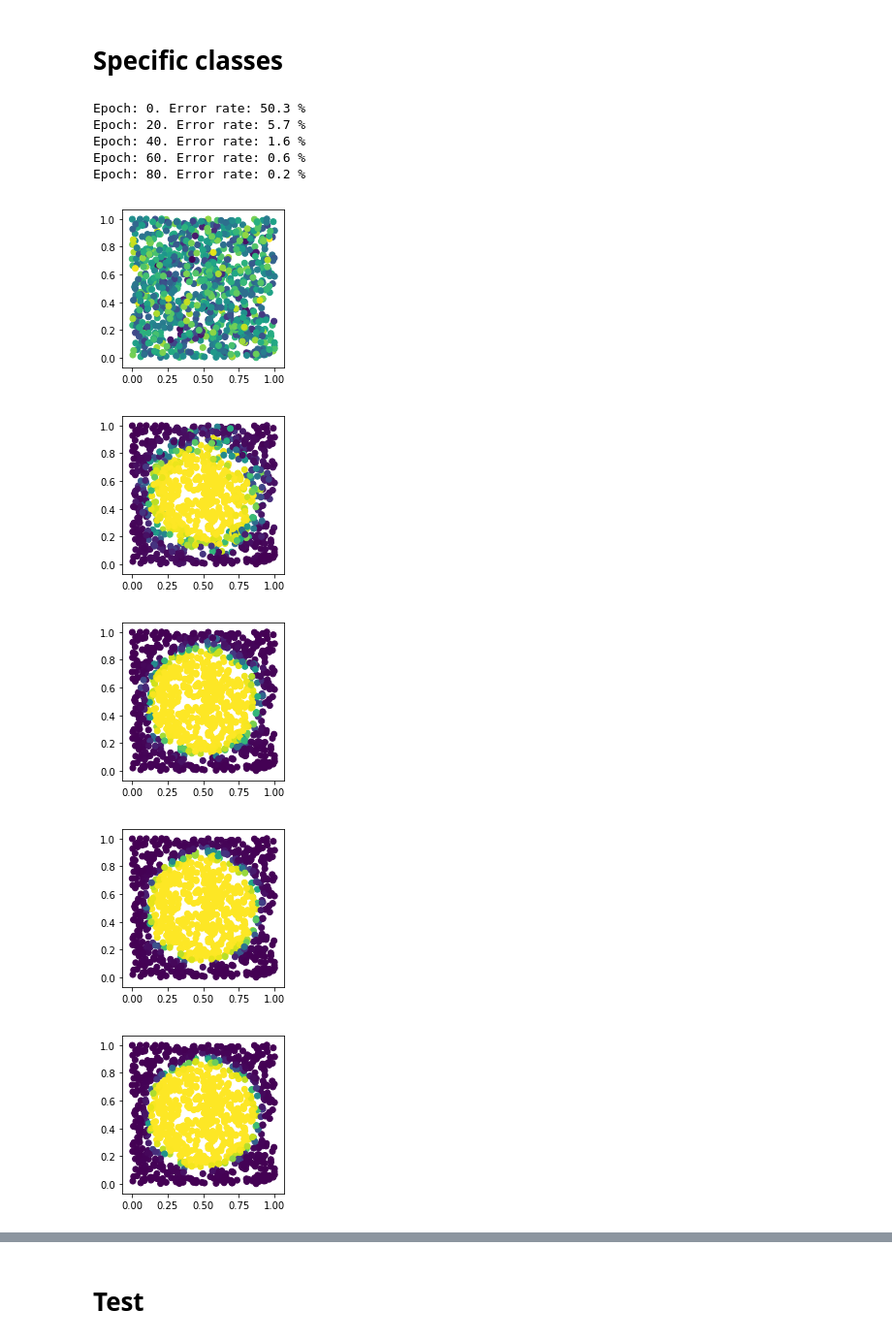
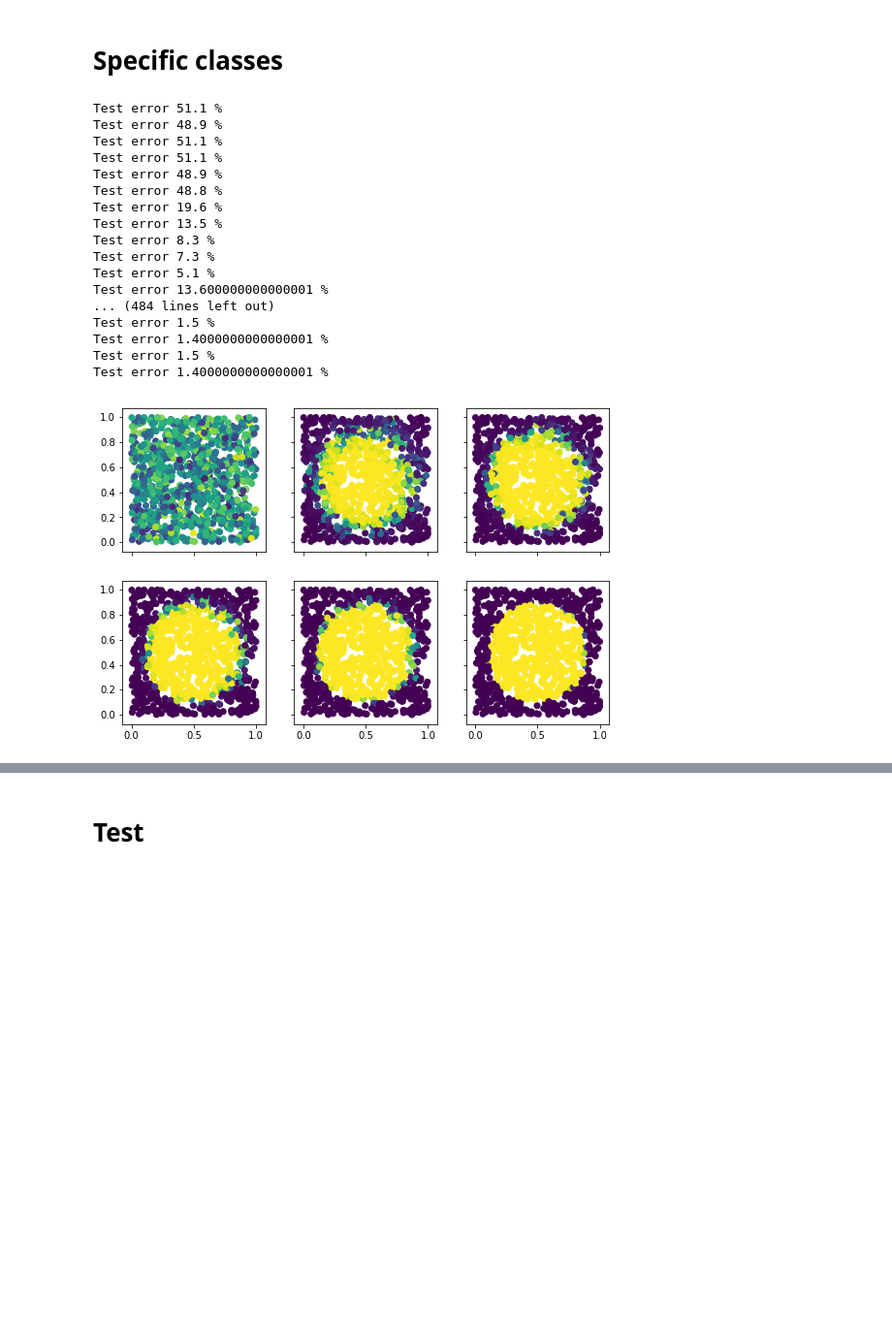
Before and after one commit to deatinor/DeepFramework, a Jupyter notebook: stefano/deepFramework_Leo.ipynb, the cells around one changed output, grey strips where cells are left out. Shown: that part at 97% size. Cells and saved outputs as stored; diff of their text form; code cells hidden in the pictures; blank space fills up the shorter version.

Commit message:
Added dataset visualization

```diff
--- a/stefano/deepFramework_Leo.ipynb
+++ b/stefano/deepFramework_Leo.ipynb
@@ -181,15 +184,18 @@ layers = [
     Linear(25,2),
     Tanh()
 ]
-
 loss_function = LossMSE()
+network = Sequential(layers, loss_function)
 
 learning_rate = 1e-2
+num_epochs = 500
 
-network = Sequential(layers, loss_function)
+train_loss = []
+test_correct = []
 
-num_epochs = 100
-train_loss = []
+# Define subplot for dataset visualization
+fig, axes = plt.subplots(nrows = 2, ncols = 3, sharex = True, sharey = True, figsize = (9, 6))
+ind = 0
 
 for epoch in range(num_epochs):
 
@@ -200,47 +206,56 @@ for epoch in range(num_epochs):
     # Randomize order SGD
     permutation = torch.randperm(target_train.shape[0])
 
     for j, pair in enumerate(zip(train[permutation],target_train[permutation])):
 
         # Load sample
         train_element, target_element = pair
 
         # Forward pass
         loss, output = network(train_element, target_element)
         loss_sum += loss
 
         # Backward pass, gradient step and reinitalize gradient
         network.backward()
         network.update_weights_(learning_rate)
         network.zero_grad_()
 
         # Training error
         boolean_target = target_element[1] > target_element[0]
         boolean_output = output[1] > output[0]
 
         all_output.append(output.numpy().tolist()[1])
 
-        #difference = abs(output[1] - output[0])
-        #boolean_output = difference < 1
-
         if boolean_target == boolean_output:
             correct += 1
 
     train_loss.append(loss_sum)
-    learning_rate *= 0.95
+    learning_rate *= 0.99
 
-    if epoch % 20 == 0:
-        print('Epoch: {}. Error rate: {} %'.format(epoch ,(1000-correct)/1000*100))
+    if epoch % 1 == 0:
+        #print('Epoch: {}. Train error: {} %'.format(epoch ,(1000-correct)/1000*100))
 
-        plot_output(train, all_output, permutation)
+        test_correct.append(test_error())
+
+    if epoch in [1, 15, 25, 50, 100, 499]:
+        axes[ind // 3, ind % 3].scatter(train[permutation][:,0], train[permutation][:,1], c = all_output)
+        ind += 1
 # %% [output]
-Epoch: 0. Error rate: 50.3 %
-Epoch: 20. Error rate: 5.7 %
-Epoch: 40. Error rate: 1.6 %
-Epoch: 60. Error rate: 0.6 %
-Epoch: 80. Error rate: 0.2 %
+Test error 51.1 %
+Test error 48.9 %
+Test error 51.1 %
+Test error 51.1 %
+Test error 48.9 %
+Test error 48.8 %
+Test error 19.6 %
+Test error 13.5 %
+Test error 8.3 %
+Test error 7.3 %
+Test error 5.1 %
+Test error 13.600000000000001 %
+... (484 lines left out)
+Test error 1.5 %
+Test error 1.4000000000000001 %
+Test error 1.5 %
+Test error 1.4000000000000001 %
-[figure, old version]
+[figure, new version]
-[figure, removed]
-[figure, removed]
-[figure, removed]
-[figure, removed]
```
Also changed, not shown: parts of 7 cells of this notebook, 3 other files.
